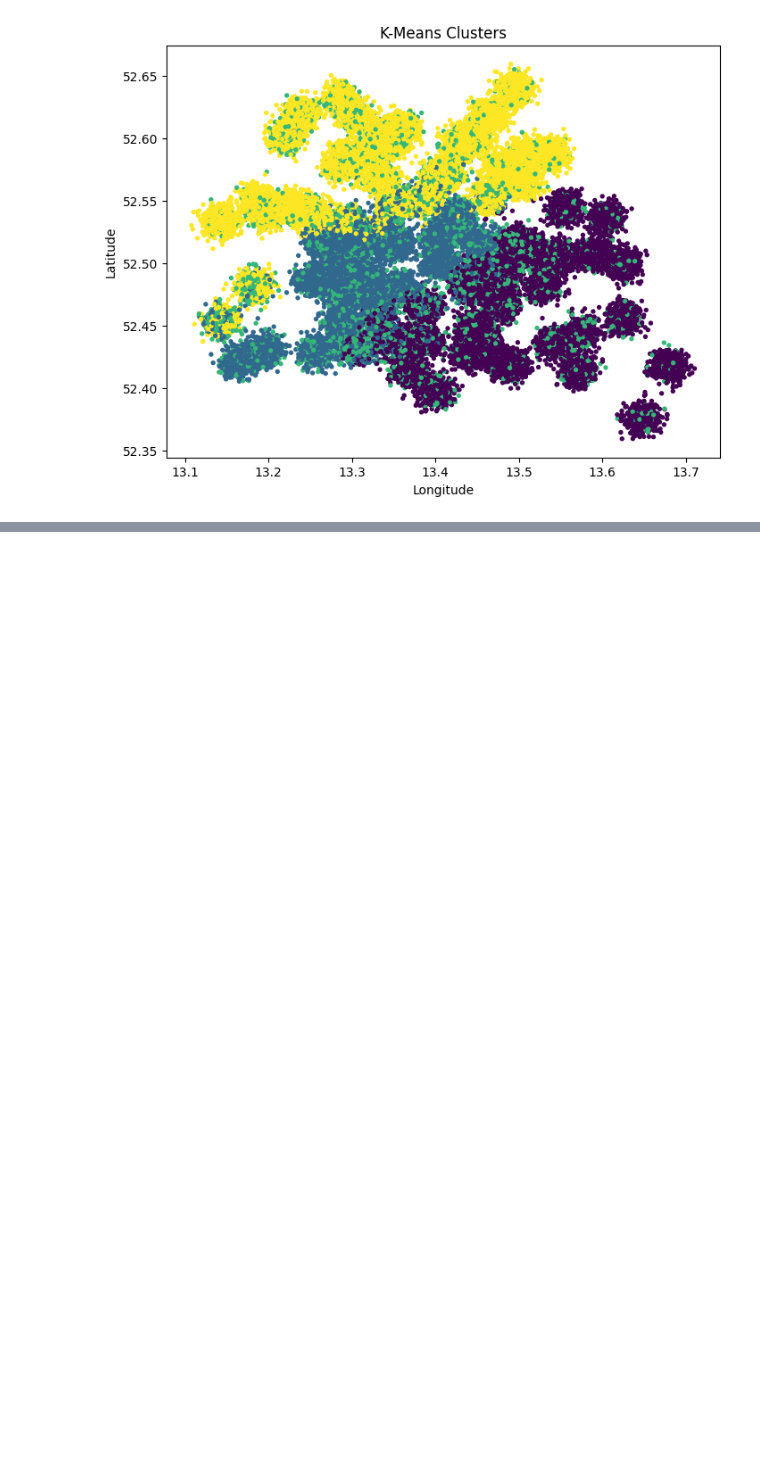
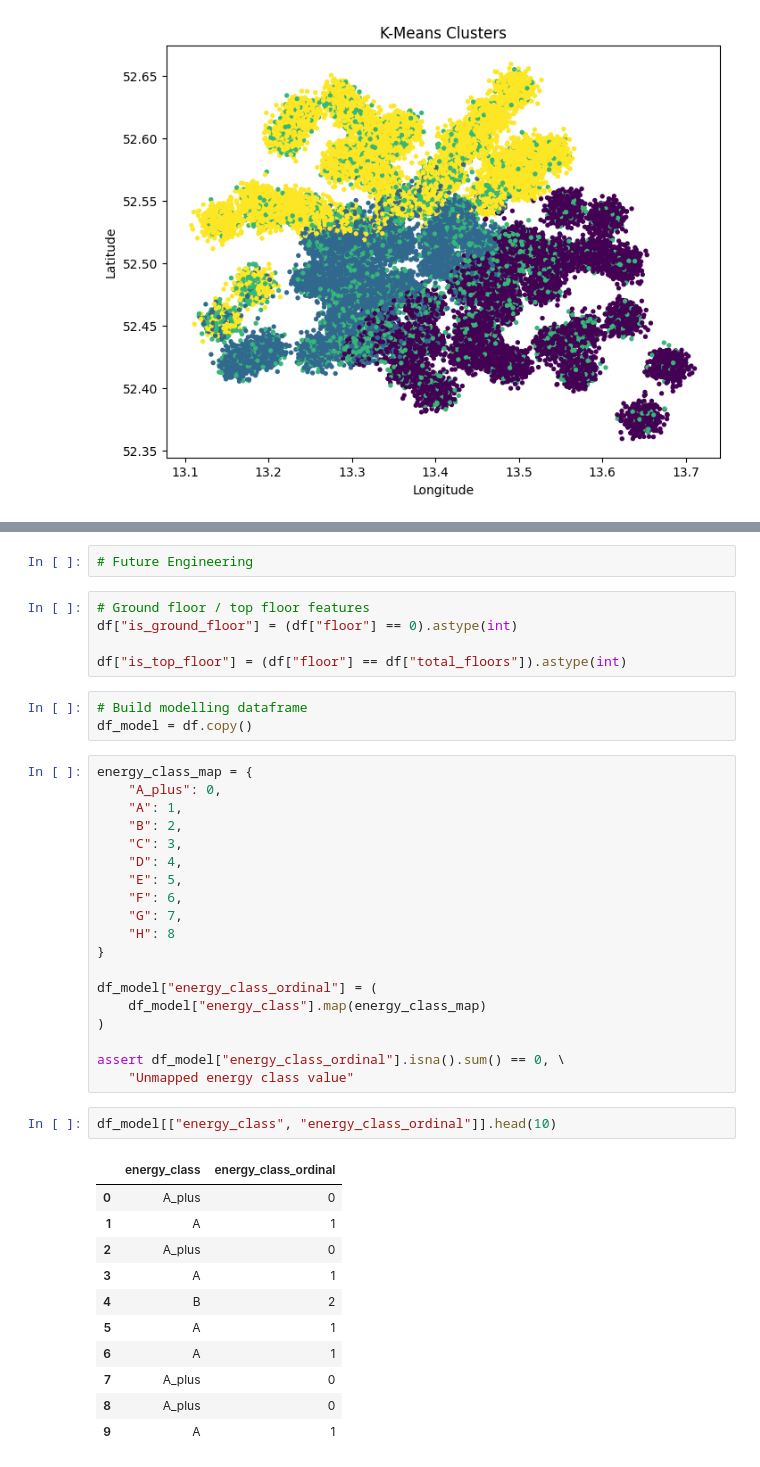
Before and after one commit to MarieKatha/berlin-property-intelligence, a Jupyter notebook: notebooks/marie.ipynb, the cells around one changed output, grey strips where cells are left out. Saved outputs shown, nothing was run; the diff lists cells and outputs as text; blank space fills up the shorter version.

```diff
--- a/notebooks/marie.ipynb
+++ b/notebooks/marie.ipynb
@@ -487,0 +588,43 @@ plt.show()
+# %%
+# Future Engineering
+# %%
+# Ground floor / top floor features
+df["is_ground_floor"] = (df["floor"] == 0).astype(int)
+
+df["is_top_floor"] = (df["floor"] == df["total_floors"]).astype(int)
+# %%
+# Build modelling dataframe
+df_model = df.copy()
+# %%
+energy_class_map = {
+    "A_plus": 0,
+    "A": 1,
+    "B": 2,
+    "C": 3,
+    "D": 4,
+    "E": 5,
+    "F": 6,
+    "G": 7,
+    "H": 8
+}
+
+df_model["energy_class_ordinal"] = (
+    df_model["energy_class"].map(energy_class_map)
+)
+
+assert df_model["energy_class_ordinal"].isna().sum() == 0, \
+    "Unmapped energy class value"
+# %%
+df_model[["energy_class", "energy_class_ordinal"]].head(10)
+# %% [output]
+|  | energy_class | energy_class_ordinal |
+| 0 | A_plus | 0 |
+| 1 | A | 1 |
+| 2 | A_plus | 0 |
+| 3 | A | 1 |
+| 4 | B | 2 |
+| 5 | A | 1 |
+| 6 | A | 1 |
+| 7 | A_plus | 0 |
+| 8 | A_plus | 0 |
+| 9 | A | 1 |
```
Also changed, not shown: parts of 24 cells of this notebook.
